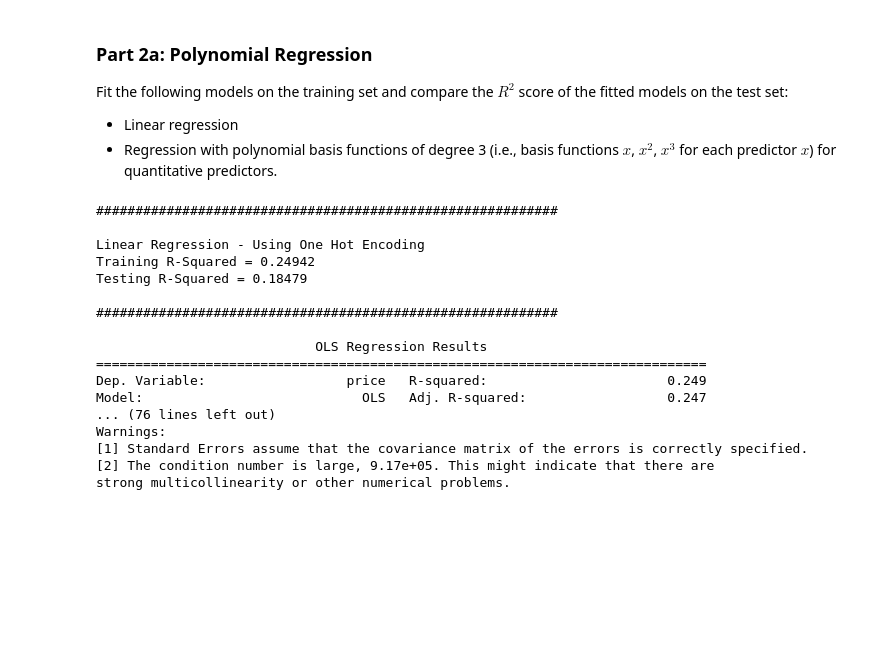
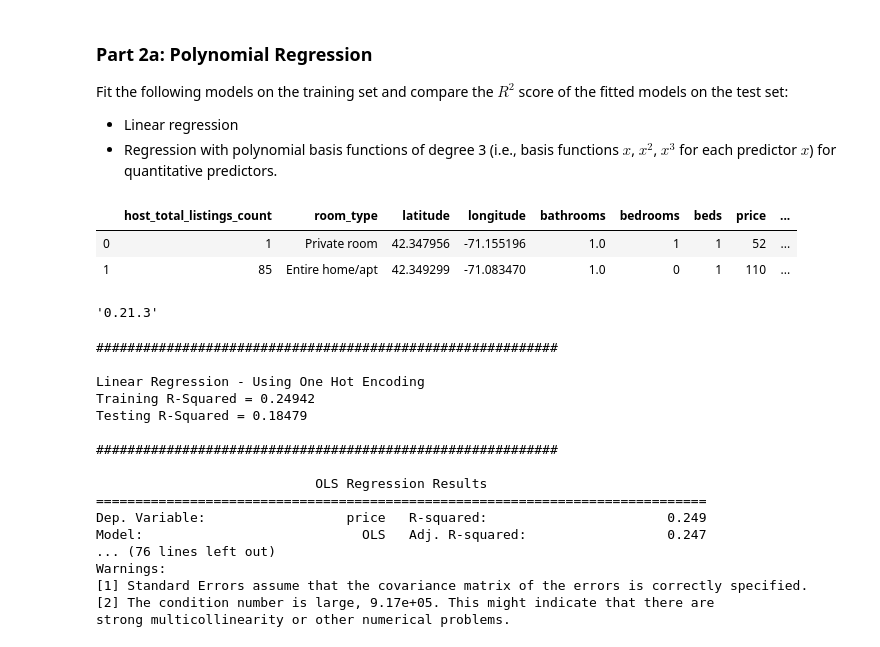
Before and after one commit to gurdeep101/2020-CS109B, a Jupyter notebook: content/homeworks/hw01/v2_cs109b_hw1.ipynb, the cells around one changed output. Saved outputs shown, nothing was run; the diff lists cells and outputs as text; code cells hidden in the pictures; blank space fills up the shorter version.

```diff
--- a/content/homeworks/hw01/v2_cs109b_hw1.ipynb
+++ b/content/homeworks/hw01/v2_cs109b_hw1.ipynb
@@ -508,6 +509,17 @@ Fit the following models on the training set and compare the $R^2$ score of the
 
 * Linear regression
 * Regression with polynomial basis functions of degree 3 (i.e., basis functions $x$, $x^2$, $x^3$ for each predictor $x$) for quantitative predictors.
+# %%
+listing_train.head(n=2) # delete before submission
+# %% [output]
+|  | host_total_listings_count | room_type | latitude | longitude | bathrooms | bedrooms | beds | price | ... |
+| 0 | 1 | Private room | 42.347956 | -71.155196 | 1.0 | 1 | 1 | 52 | ... |
+| 1 | 85 | Entire home/apt | 42.349299 | -71.083470 | 1.0 | 0 | 1 | 110 | ... |
+# %%
+import sklearn
+sklearn.__version__
+# %% [output]
+'0.21.3'
 # %%
 #your code here
 from sklearn.preprocessing import OneHotEncoder, LabelEncoder
```
Also changed, not shown: parts of 17 cells of this notebook.
